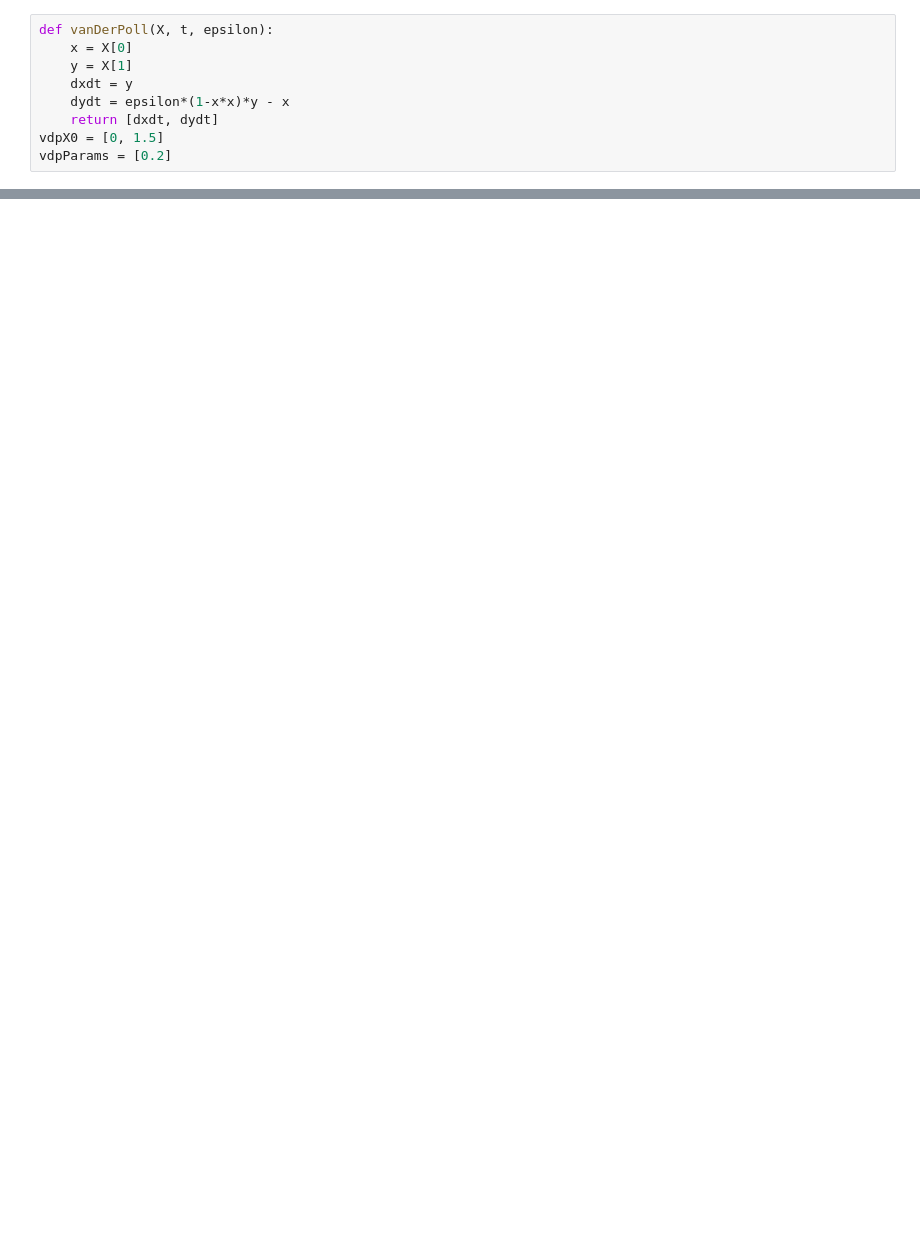
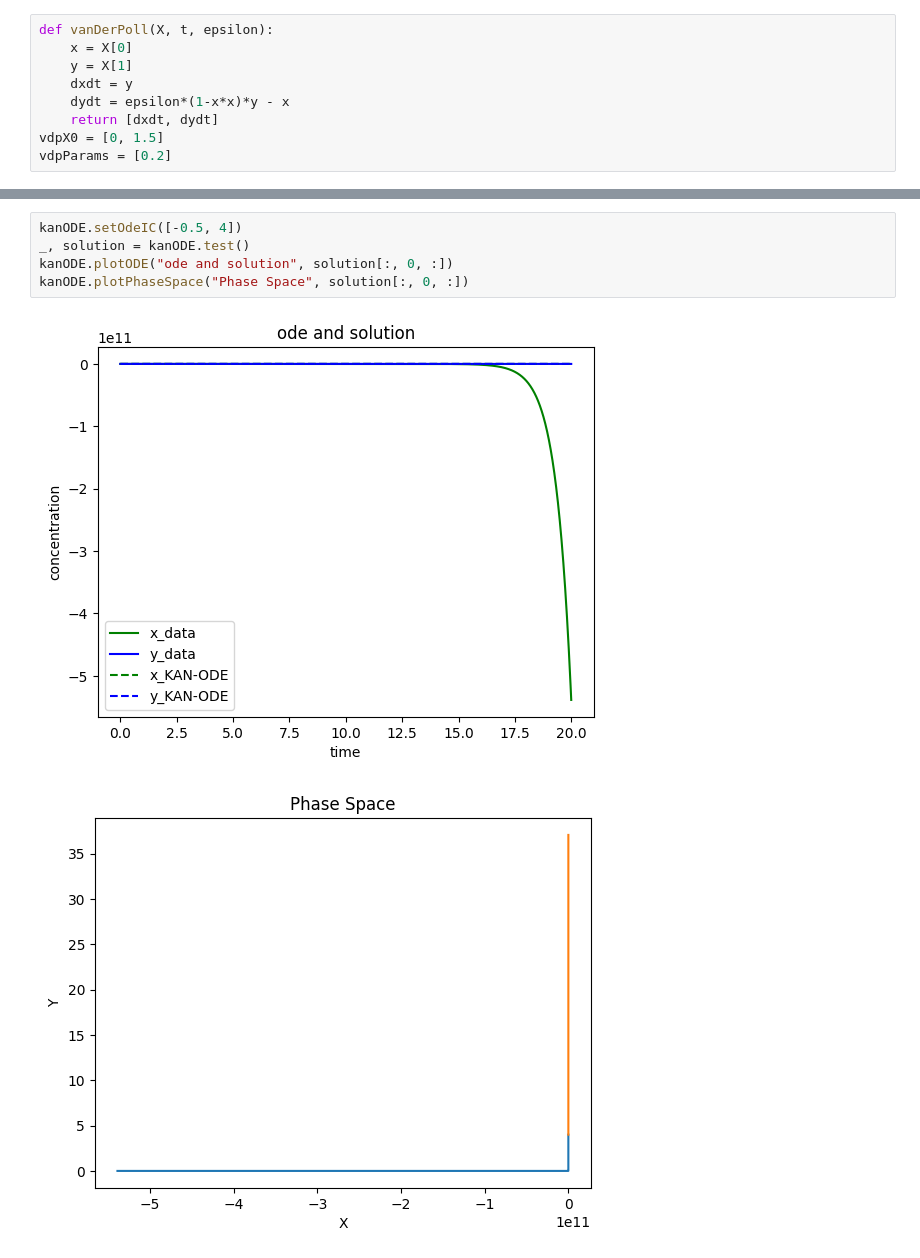
Before and after one commit to AdamJager/KAN-project, a Jupyter notebook: jupyterNoteBooks/lookingAtSaves.ipynb, the cells around one changed output, grey strips where cells are left out. Drawn from its saved outputs; the diff is of its cells as text; blank space fills up the shorter version.

```diff
--- a/jupyterNoteBooks/lookingAtSaves.ipynb
+++ b/jupyterNoteBooks/lookingAtSaves.ipynb
@@ -46,0 +47,8 @@ kanODE.plotPhaseSpace("Phase Space", solution[:, 0, :])
+# %%
+kanODE.setOdeIC([-0.5, 4])
+_, solution = kanODE.test()
+kanODE.plotODE("ode and solution", solution[:, 0, :])
+kanODE.plotPhaseSpace("Phase Space", solution[:, 0, :])
+# %% [output]
+[figure, added]
+[figure, added]
```
Also changed, not shown: parts of 5 cells of this notebook, 5 other files.
